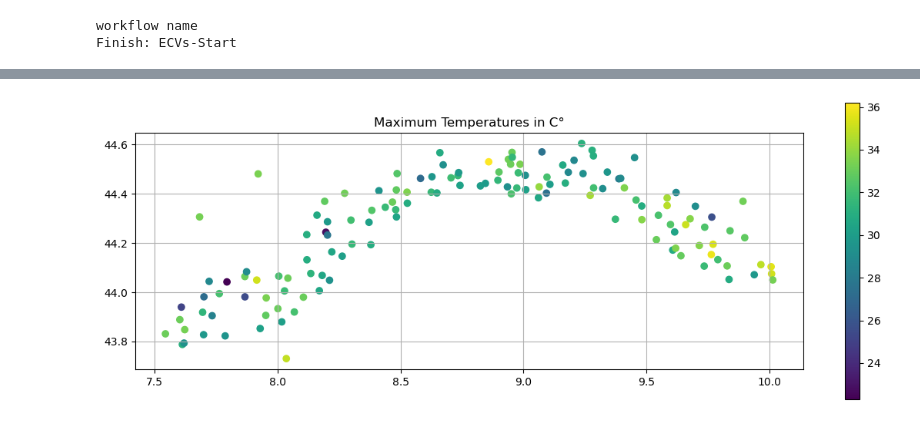
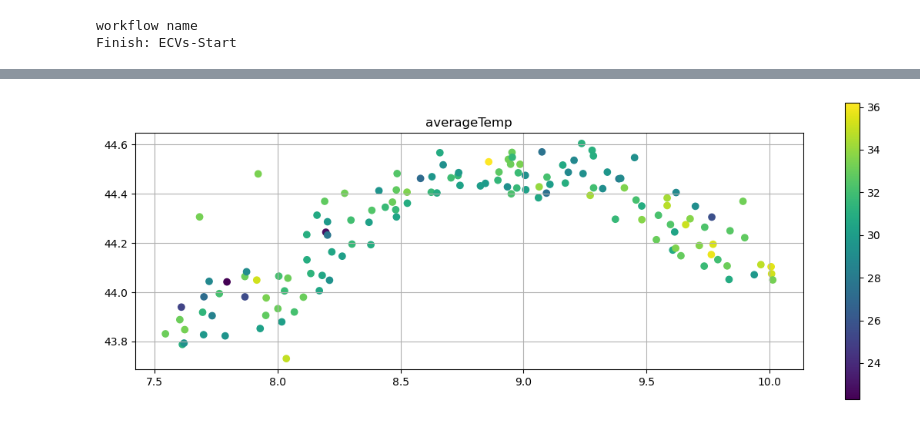
Before and after one commit to QCDIS/ECVs, a Jupyter notebook: codebase/01-Access-AnaEE_Weather_Data.ipynb, the cells around one changed output, grey strips where cells are left out. Cells and saved outputs as stored; diff of their text form; code cells hidden in the pictures.

```diff
--- a/codebase/01-Access-AnaEE_Weather_Data.ipynb
+++ b/codebase/01-Access-AnaEE_Weather_Data.ipynb
@@ -448,18 +454,20 @@ else:
 # -----
 dummy_cell_arg_i = "dummy input"
 
-input_crea_data_getStationData = {
-    "startTime": param_crea_start_date_getStationData,
-    "endTime":   param_crea_end_date_getStationData,
-    "timeStep":  param_crea_timestep_getStationData,
+input_crea_fun  = "getStationData"
+input_crea_data = {
+    "startTime": param_start_date,
+    "endTime":   param_end_date,
+    "timeStep":  param_timestep,
     "wkt":       param_polygon_string
 }
+input_crea_var  = f"{param_variable}"
 
 # output
 # -----
 dummy_cell_arg_o = "dummy output"
 
-fname_fig = f'{param_crea_request_getStationData}.jpg'
+fname_fig = f'{input_crea_fun}.jpg'
 file_result_fig = os.path.join(conf_minio_user_local_data, fname_fig)
 
 # func
@@ -495,15 +503,27 @@ def call_restful_api(function, data={}, base_url="", key="", method='GET'):
         response = requests.get( base_url + '/' + function, data=payload, headers=headers)
     if response.status_code == 200: # the 200 status means 'success'
         try:
-            return response.json()
+            return {
+                "code": 0,
+                "text": "success",
+                "data": response.json()
+            }
         except:
             try:
-                return response.text
+                return  {
+                "code": 0,
+                "text": "success",
+                "data": response.text
+            }
             except:
                 print('Unable to decode server response')
     else:
         print('Request failed with code ' + str(response.status_code))
-    return None
+    return {
+        "code": 1,
+        "text": "fail",
+        "data": None
+    }
 
 def parse_wkt_point(geom_string):
     '''
@@ -521,42 +541,43 @@ def parse_wkt_point(geom_string):
 # -----
 # r = anaee_api.call_restful_api(
 r = call_restful_api(
-    param_crea_request_getStationData,
-    input_crea_data_getStationData,
+    input_crea_fun,
+    input_crea_data,
     key=secret_SERVICE_KEY,
     base_url=conf_SERVICE_URL_CREA,
     method=conf_SERVICE_METHOD_CREA)
-# print(r)
 
-# read the response into a data table
-df_data = pd.read_csv(StringIO(r))
-print(df_data.describe())
+if r["code"] == 0:
+    # read the response into a data table
+    df_data = pd.read_csv(StringIO(r["data"]))
+    print(df_data.describe())
+    print(df_data)
 
-# parse data
-# .....
-values = df_data.groupby('geography')['averageTemp'].max()
-xs = []
-ys = []
+    # parse data
+    # .....
+    values = df_data.groupby('geography')[input_crea_var].max()
 
-for location in values.index:
-    # x, y = anaee_api.parse_wkt_point(location)
-    x, y = parse_wkt_point(location)
-    xs.append(float(x))
-    ys.append(float(y))
+    xs = []
+    ys = []
+    for location in values.index:
+        # x, y = anaee_api.parse_wkt_point(location)
+        x, y = parse_wkt_point(location)
+        xs.append(float(x))
+        ys.append(float(y))
 
-# plot
-# .....
-plt.figure(figsize=(14,5))
-plt.axes().set_aspect('equal')
-plt.title('Maximum Temperatures in C°')
-plt.grid()
-plt.scatter(xs, ys, c=values, marker="o", cmap="viridis")
-plt.colorbar()
+    # plot
+    # .....
+    plt.figure(figsize=(14,5))
+    plt.axes().set_aspect('equal')
+    # plt.title('Average Temperatures in C°')
+    plt.title(f"{input_crea_var}")
+    plt.grid()
 
-# output
-# .....
-plt.savefig(file_result_fig)
-# plt.show()
+    plt.scatter(xs, ys, c=values, marker="o", cmap="viridis")
+    plt.colorbar()
+
+    plt.savefig(file_result_fig)
+    # plt.show()
 
 # -----
 with open(conf_minio_user_local_flog, "a+") as fp_log:
@@ -584,5 +605,5 @@ max     100.000000   100.000000     3.614400    60.000000   1845.000000
 Finish: ECVs-CREA getStationData
-[figure, old version]
+[figure, new version]
 # %%
 # ECVs, CREA getRasterData
 # ---
```
Also changed, not shown: parts of 7 cells of this notebook, 2 other files.
